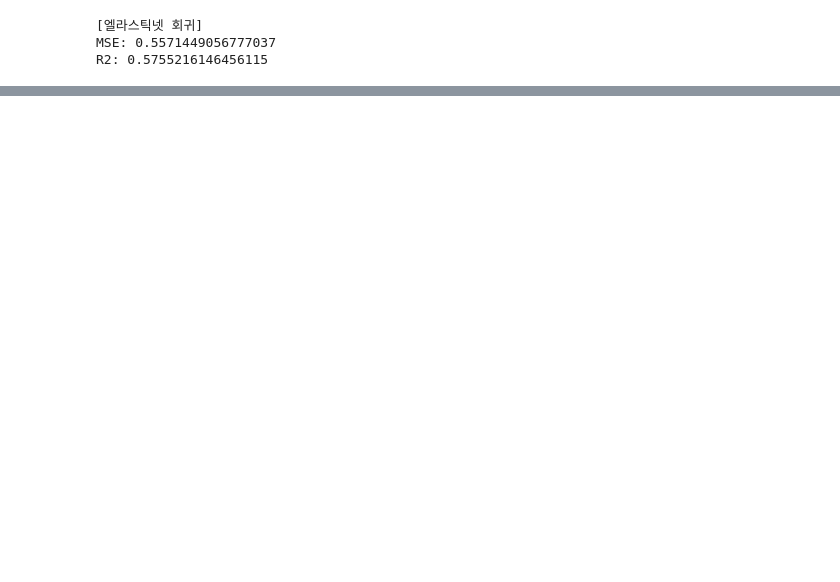
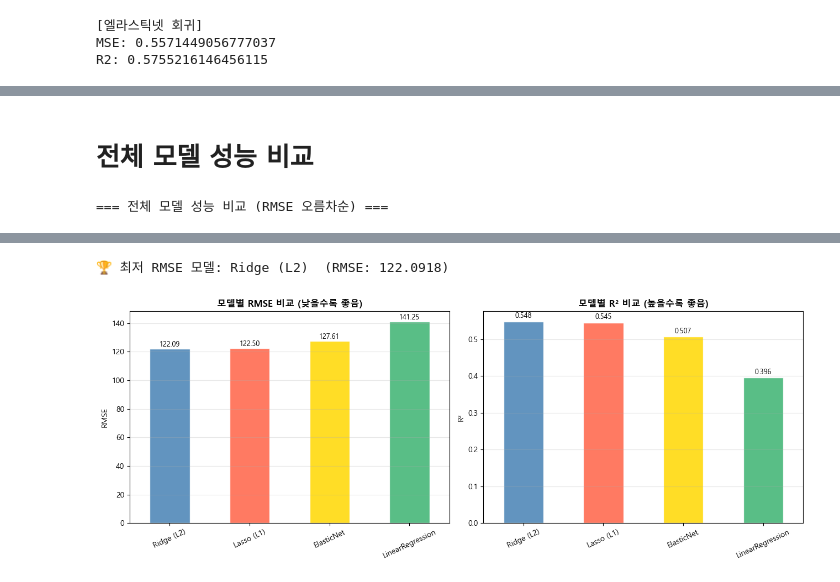
Before and after one commit to blackhole-24/hipython, a Jupyter notebook: ml/6_회귀모델.ipynb, the cells around one changed output, grey strips where cells are left out. Drawn from its saved outputs; the diff is of its cells as text; code cells hidden in the pictures; blank space fills up the shorter version.

```diff
--- a/ml/6_회귀모델.ipynb
+++ b/ml/6_회귀모델.ipynb
@@ -298,0 +590,10 @@ R2: 0.5755216146456115
+# %%
+# Ridge 회귀 (L2 규제)
+from sklearn.linear_model import Ridge
+
+ridge = Ridge(alpha=1.0)
+ridge.fit(X_train_scaled, y_train)
+ridge_pred = ridge.predict(X_test_scaled)
+
+result_ridge = evaluate('Ridge (L2)', y_test, ridge_pred)
+all_results.append(result_ridge)
@@ -298,0 +631,10 @@ R2: 0.5755216146456115
+# %%
+# Elastic Net 회귀 (L1 + L2 혼합 규제)
+from sklearn.linear_model import ElasticNet
+
+enet = ElasticNet(alpha=0.1, l1_ratio=0.5, max_iter=5000)
+enet.fit(X_train_scaled, y_train)
+enet_pred = enet.predict(X_test_scaled)
+
+result_enet = evaluate('ElasticNet', y_test, enet_pred)
+all_results.append(result_enet)
@@ -298,0 +647,58 @@ R2: 0.5755216146456115
+# %% [markdown]
+# 전체 모델 성능 비교
+# %%
+# 전체 모델 성능 비교
+import matplotlib
+matplotlib.rcParams['font.family'] = 'Malgun Gothic'  # Windows 한글
+# matplotlib.rcParams['font.family'] = 'AppleGothic'  # Mac 한글
+matplotlib.rcParams['axes.unicode_minus'] = False
+
+summary_df = pd.DataFrame(all_results).set_index('model')
+summary_df = summary_df.sort_values('RMSE')
+
+print('=== 전체 모델 성능 비교 (RMSE 오름차순) ===')
+display(
+    summary_df.style
+    .highlight_min(subset=['MSE', 'RMSE'], axis=0, color='lightgreen')
+    .highlight_max(subset=['R²'],          axis=0, color='lightgreen')
+    .format({'MSE': '{:.4f}', 'RMSE': '{:.4f}', 'R²': '{:.4f}'})
+)
+
+best = summary_df['RMSE'].idxmin()
+print(f'\n🏆 최저 RMSE 모델: {best}  (RMSE: {summary_df.loc[best, "RMSE"]:.4f})')
+
+# 시각화
+fig, axes = plt.subplots(1, 2, figsize=(13, 5))
+
+summary_df['RMSE'].plot(kind='bar', ax=axes[0],
+    color=['steelblue','tomato','gold','mediumseagreen'],
+    edgecolor='white', alpha=0.85)
+axes[0].set_title('모델별 RMSE 비교 (낮을수록 좋음)', fontsize=12, fontweight='bold')
+axes[0].set_ylabel('RMSE')
+axes[0].set_xlabel('')
+axes[0].tick_params(axis='x', rotation=25)
+axes[0].grid(axis='y', alpha=0.3)
+for bar in axes[0].patches:
+    axes[0].text(bar.get_x() + bar.get_width()/2,
+                 bar.get_height() + 0.3,
+                 f'{bar.get_height():.2f}',
+                 ha='center', va='bottom', fontsize=9)
+
+summary_df['R²'].plot(kind='bar', ax=axes[1],
+    color=['steelblue','tomato','gold','mediumseagreen'],
+    edgecolor='white', alpha=0.85)
+axes[1].set_title('모델별 R² 비교 (높을수록 좋음)', fontsize=12, fontweight='bold')
+axes[1].set_ylabel('R²')
+axes[1].set_xlabel('')
+axes[1].tick_params(axis='x', rotation=25)
+axes[1].grid(axis='y', alpha=0.3)
+for bar in axes[1].patches:
+    axes[1].text(bar.get_x() + bar.get_width()/2,
+                 bar.get_height() + 0.005,
+                 f'{bar.get_height():.3f}',
+                 ha='center', va='bottom', fontsize=9)
+
+plt.tight_layout()
+plt.show()
+# %% [output]
+=== 전체 모델 성능 비교 (RMSE 오름차순) ===
@@ -298,0 +711,2 @@ R2: 0.5755216146456115
+🏆 최저 RMSE 모델: Ridge (L2)  (RMSE: 122.0918)
+[figure, added]
```
Also changed, not shown: parts of 27 cells of this notebook.
